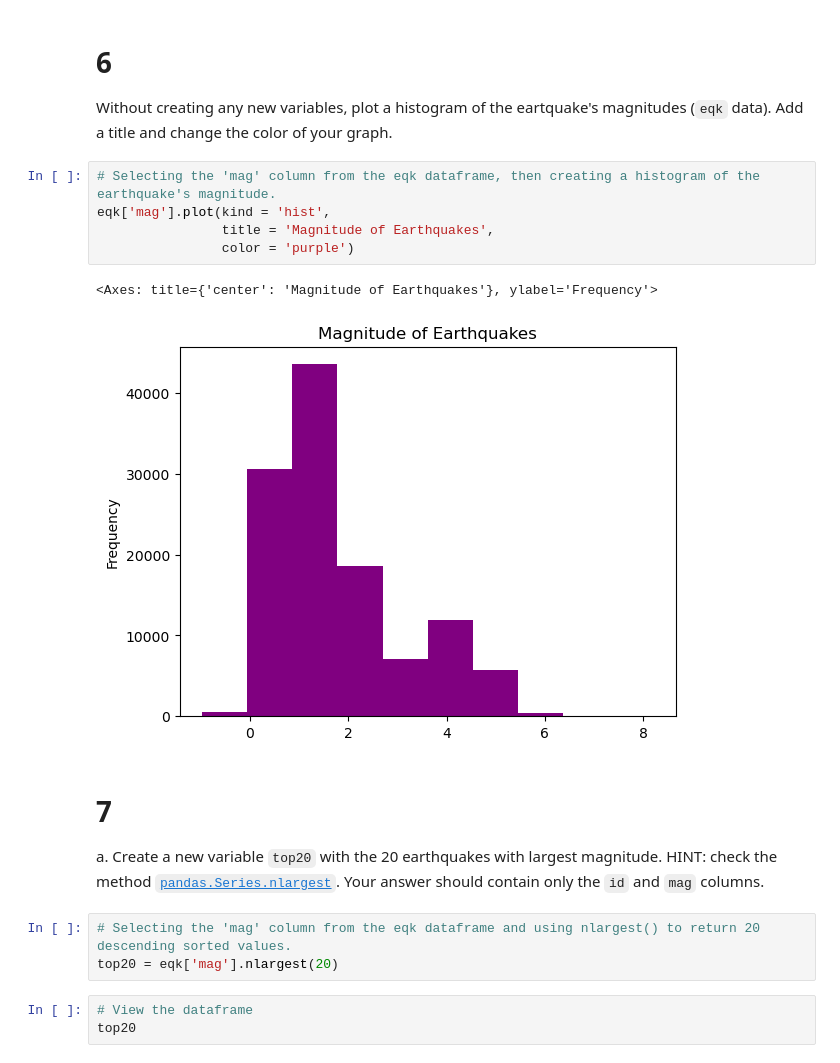
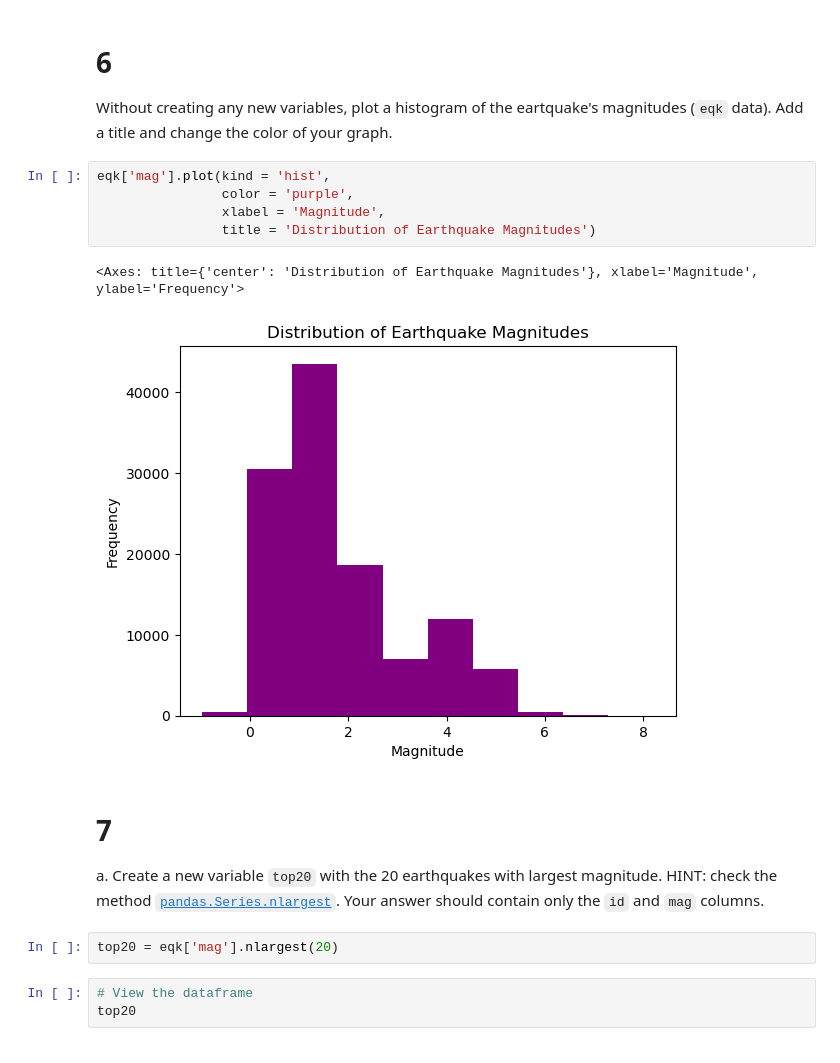
Before and after one commit to jaslynmiura/eds220-hwk1, a Jupyter notebook: task3/hwk1-task3-earthquakes.ipynb, the cells around one changed output. Saved outputs shown, nothing was run; the diff lists cells and outputs as text.

Commit message:
Updated all plots with titles and labels.

```diff
--- a/task3/hwk1-task3-earthquakes.ipynb
+++ b/task3/hwk1-task3-earthquakes.ipynb
@@ -189,23 +180,22 @@ q5 results: All test cases passed!
 
 # 6
 Without creating any new variables, plot a histogram of the eartquake's magnitudes (`eqk` data). Add a title and change the color of your graph.
-# %%
-# Selecting the 'mag' column from the eqk dataframe, then creating a histogram of the earthquake's magnitude.
-eqk['mag'].plot(kind = 'hist',
-                title = 'Magnitude of Earthquakes',
-                color = 'purple')
-# %% [output]
-<Axes: title={'center': 'Magnitude of Earthquakes'}, ylabel='Frequency'>
-[figure, removed]
+# %%
+eqk['mag'].plot(kind = 'hist',
+                color = 'purple',
+                xlabel = 'Magnitude',
+                title = 'Distribution of Earthquake Magnitudes')
+# %% [output]
+<Axes: title={'center': 'Distribution of Earthquake Magnitudes'}, xlabel='Magnitude', ylabel='Frequency'>
+[figure, added]
 # %% [markdown]
 <!-- END QUESTION -->
 
 # 7
 
 a. Create a new variable `top20` with the 20 earthquakes with largest magnitude. HINT: check the method [`pandas.Series.nlargest`](https://pandas.pydata.org/docs/reference/api/pandas.Series.nlargest.html). Your answer should contain only the `id` and `mag` columns.
-# %%
-# Selecting the 'mag' column from the eqk dataframe and using nlargest() to return 20 descending sorted values.
-top20 = eqk['mag'].nlargest(20)
+# %%
+top20 = eqk['mag'].nlargest(20)
 # %%
 # View the dataframe
 top20
```
Also changed, not shown: parts of 23 cells of this notebook.
